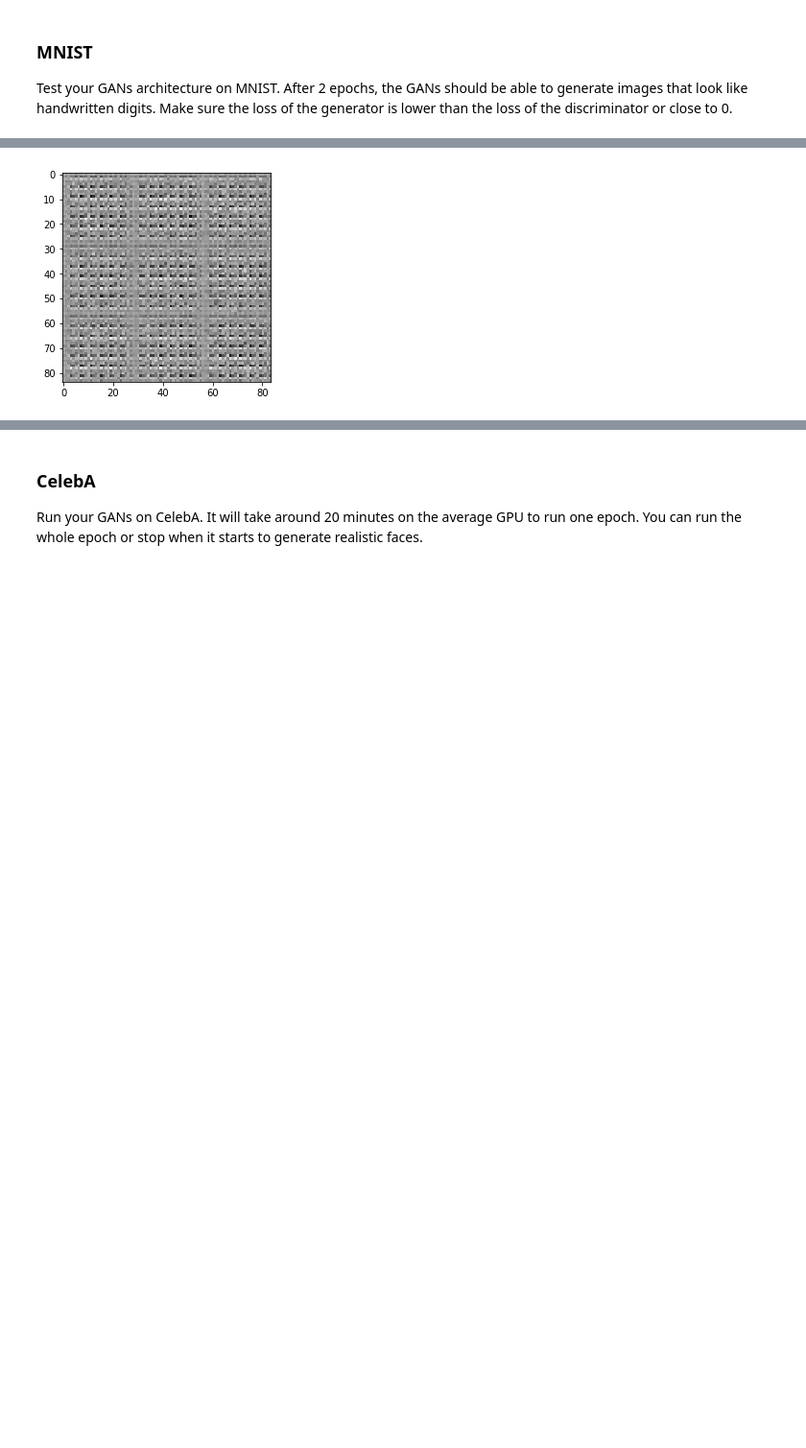
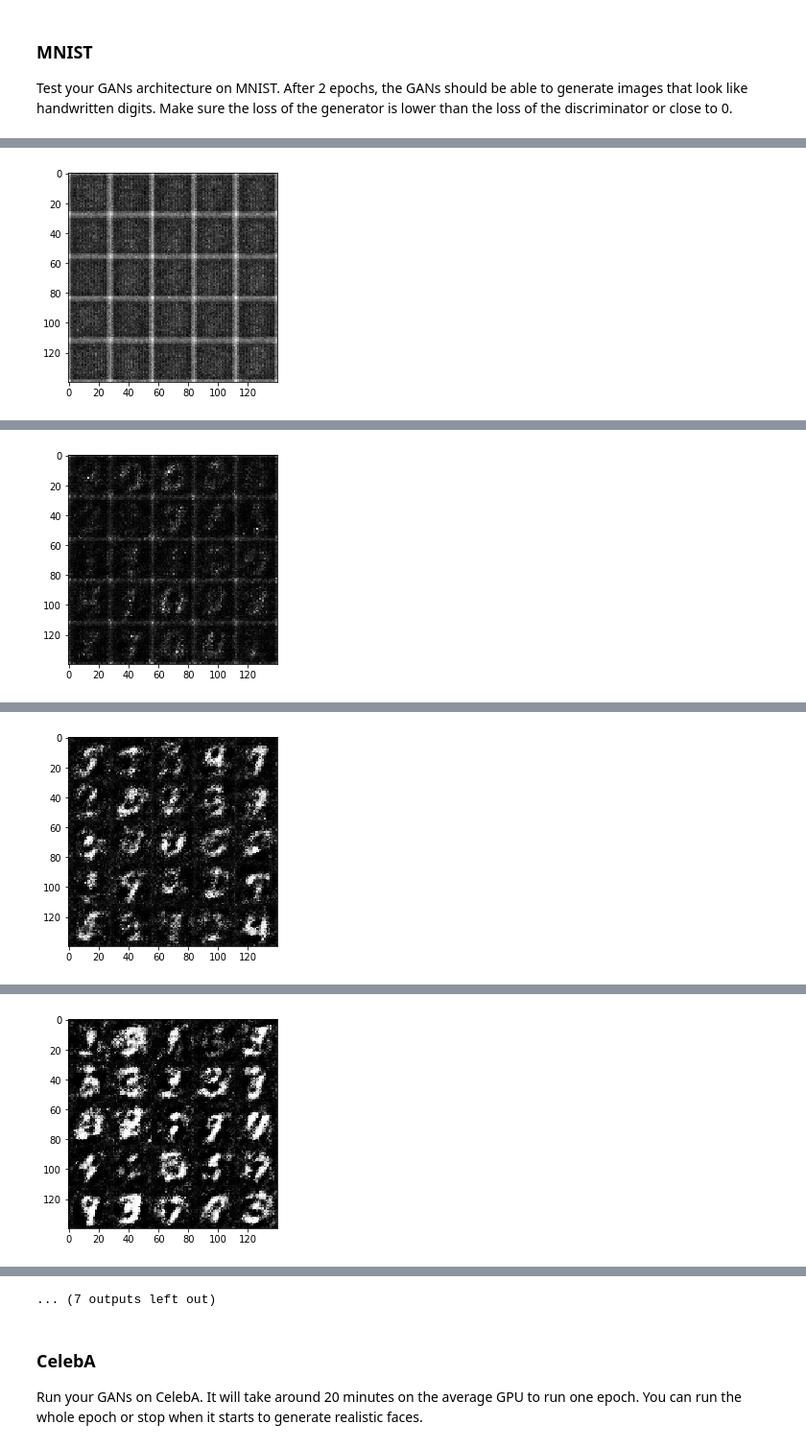
Before and after one commit to gkscloud/dlnd_face_generation, a Jupyter notebook: dlnd_face_generation.ipynb, the cells around one changed output, grey strips where cells are left out. Shown at 96% size. Drawn from its saved outputs; the diff is of its cells as text; code cells hidden in the pictures; blank space fills up the shorter version.

Commit message:
training parameters 1

```diff
--- a/dlnd_face_generation.ipynb
+++ b/dlnd_face_generation.ipynb
@@ -250,7 +250,7 @@ def model_loss(input_real, input_z, out_channel_dim):
     discriminator_loss_real = tf.reduce_mean(
         tf.nn.sigmoid_cross_entropy_with_logits(logits=discriminator_logits_real, labels=tf.ones_like(discriminator_model_real)))
     discriminator_loss_fake = tf.reduce_mean(
-        tf.nn.sigmoid_cross_entropy_with_logits(logits=discriminator_logits_fake, labels=tf.ones_like(discriminator_model_fake)))
+        tf.nn.sigmoid_cross_entropy_with_logits(logits=discriminator_logits_fake, labels=tf.zeros_like(discriminator_model_fake)))
     generator_loss = tf.reduce_mean(
         tf.nn.sigmoid_cross_entropy_with_logits(logits=discriminator_logits_fake, labels=tf.ones_like(discriminator_model_fake)))
 
@@ -344,7 +344,6 @@ def train(epoch_count, batch_size, z_dim, learning_rate, beta1, get_batches, dat
     :param data_shape: Shape of the data
     :param data_image_mode: The image mode to use for images ("RGB" or "L")
     """
-    tf.reset_default_graph()
     #model inputs
     _, img_width, img_height, img_channels = data_shape
     inputs_real, inputs_z, lr = model_inputs(img_width,img_height,img_channels, z_dim)
@@ -361,10 +360,10 @@ def train(epoch_count, batch_size, z_dim, learning_rate, beta1, get_batches, dat
         sess.run(tf.global_variables_initializer())
         for epoch_i in range(epoch_count):
             for batch_images in get_batches(batch_size):
-
-                x = batch_images
+#                 print("batch_images shape: ", batch_images.shape)
+                x = batch_images*2
                 batch_count += 1
-                print("Running epoch:",epoch_i+1, " batch: ", batch_count)
+#                 print("Running epoch:",epoch_i+1, " batch: ", batch_count)
 
                 batch_z = np.random.uniform(-1,1,size=(batch_size,z_dim))
 
@@ -372,17 +371,17 @@ def train(epoch_count, batch_size, z_dim, learning_rate, beta1, get_batches, dat
                 _ = sess.run(d_opt, feed_dict={inputs_real: x, inputs_z: batch_z})
                 _ = sess.run(g_opt, feed_dict={inputs_z: batch_z, inputs_real: x})
 
-                if(batch_count % 3 == 0):
+                if(batch_count % 10 == 0):
                     train_loss_d = d_loss.eval({inputs_real: x, inputs_z: batch_z})
                     train_loss_g = g_loss.eval({inputs_z: batch_z})
 
                     print("Epoch {}/{}...".format(epoch_i+1, epoch_count),
-                          "Discriminator Loss: {:.4f}...".format(train_loss_d),
-                          "Generator Loss: {:.4f}".format(train_loss_g))
+                          "Discriminator Loss: {:.6f}...".format(train_loss_d),
+                          "Generator Loss: {:.6f}".format(train_loss_g))
                     losses.append((train_loss_d, train_loss_g))
 
-                if (batch_count % 3 == 0):
-                    show_generator_output(sess, 10, inputs_z, img_channels, data_image_mode)
+                if (batch_count % 100 == 0):
+                    show_generator_output(sess, 25, inputs_z, img_channels, data_image_mode)
 
             saver.save(sess, './checkpoints/generator.ckpt')
 
@@ -401,7 +400,7 @@ Test your GANs architecture on MNIST.  After 2 epochs, the GANs should be able t
 # %%
 batch_size = 128
 z_dim = 100
-learning_rate = 0.0001
+learning_rate = 0.00002
 beta1 = 0.5
 
 
@@ -422 +427 @@ Epoch 1/2... Discriminator Loss: 0.0107... Generator Loss: 0.0023
-[figure, old version]
+[figure, new version]
@@ -423,0 +438 @@ IndexError: list index out of range
+[figure, added]
@@ -423,0 +449 @@ IndexError: list index out of range
+[figure, added]
@@ -423,0 +460 @@ IndexError: list index out of range
+[figure, added]
@@ -424,3 +483,4 @@ IndexError: list index out of range
+... (7 outputs left out)
 # %% [markdown]
 ### CelebA
 Run your GANs on CelebA.  It will take around 20 minutes on the average GPU to run one epoch.  You can run the whole epoch or stop when it starts to generate realistic faces.
```
Also changed, not shown: parts of 6 cells of this notebook, 2 other files.
